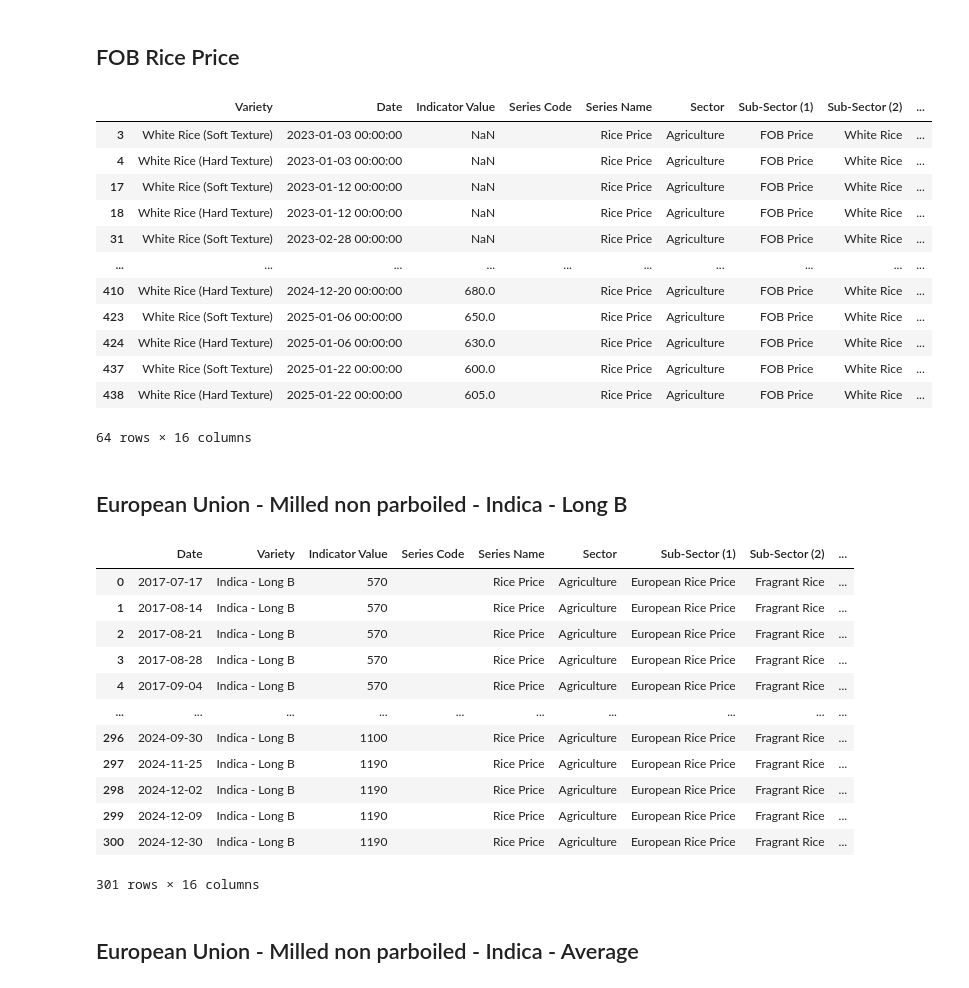
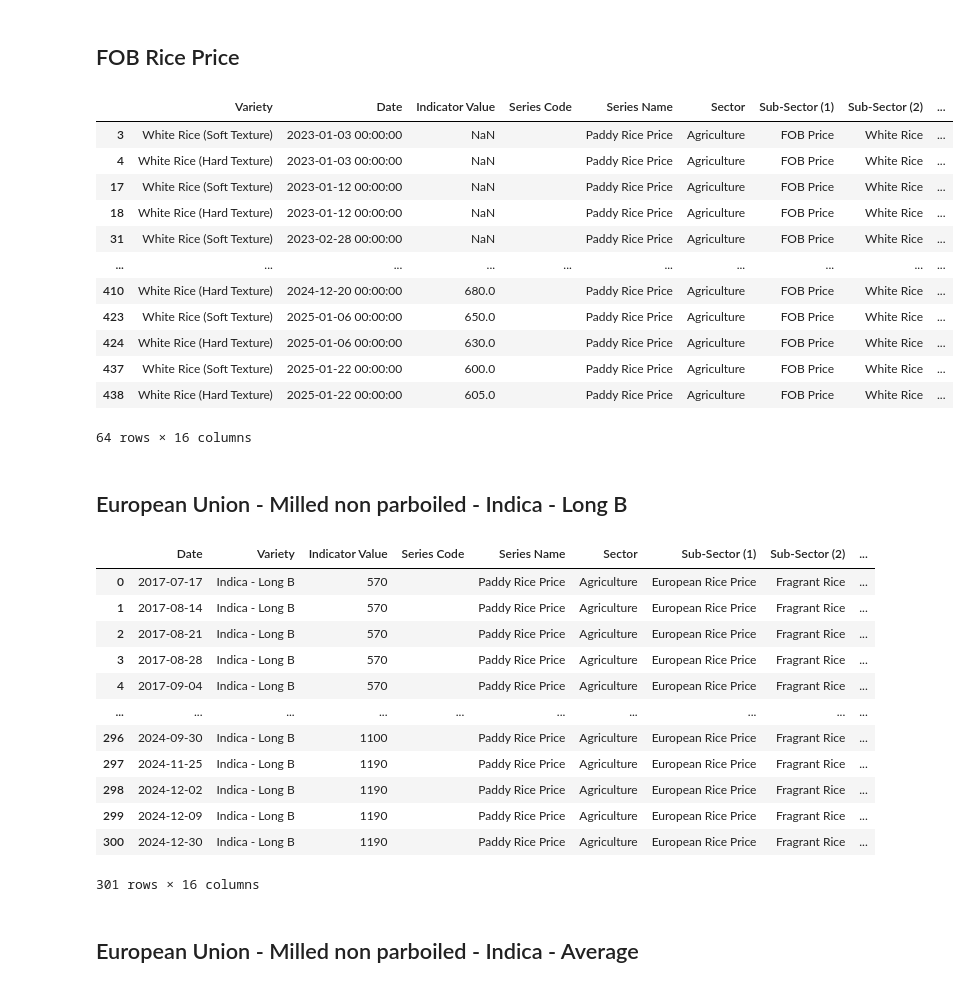
Before and after one commit to whatanakKean/cdri-data-hub-web-view, a Jupyter notebook: src/etl/experiments.ipynb, the cells around one changed output. Cells and saved outputs as stored; diff of their text form; code cells hidden in the pictures.

```diff
--- a/src/etl/experiments.ipynb
+++ b/src/etl/experiments.ipynb
@@ -139,50 +139,50 @@ fob_rice_price = fob_rice_price.rename(columns={"VARIETIES": "Variety"})
 
 # Add Columns
 fob_rice_price["Series Code"] = ""
-fob_rice_price["Series Name"] = "Rice Price"
+fob_rice_price["Series Name"] = "Paddy Rice Price"
 fob_rice_price["Sector"] = "Agriculture"
 fob_rice_price["Sub-Sector (1)"] = "FOB Price"
 fob_rice_price["Sub-Sector (2)"] = fob_rice_price["Variety"].apply(
     lambda x: "Fragrant Rice" if x in [
         "Fragrant Rice (SKO)",
         "Fragrant Rice (SRO)", "Organic Premium Jasmine Rice", "Brown Rice (Jamine Rice)",
         # "Jamine A1 Super", "Jamine A1 Extra"
     ]
     else ("White Rice" if x in [
         "Malys Angkor (Pka Romdoul)", "White Rice (Soft Texture)",
         "White Rice (Hard Texture)", "Premium White Rice", "Parboiled Rice",
         "Organic White Rice", "Organic Parboiled Rice", "Brown Rice (White Rice)"
     ]
     else "")
 )
 fob_rice_price["Source"] = "Cambodia Rice Federation"
 fob_rice_price["Latitude"] = ""
 fob_rice_price["Longtitude"] = ""
 fob_rice_price["Indicator"] = "Price"
 fob_rice_price["Indicator Unit"] = "TON/$USD (STANDARD 5% BROKEN)"
 
 fob_rice_price["Province"] = ""
 fob_rice_price["Markets"] = ""
 fob_rice_price["Pro code"] = ""
 
 #Temp Line
 fob_rice_price = fob_rice_price[fob_rice_price["Variety"].isin(["White Rice (Soft Texture)", "White Rice (Hard Texture)"])]
 
 
 fob_rice_price
 # %% [output]
 |  | Variety | Date | Indicator Value | Series Code | Series Name | Sector | Sub-Sector (1) | Sub-Sector (2) | ... |
-| 3 | White Rice (Soft Texture) | 2023-01-03 00:00:00 | NaN |  | Rice Price | Agriculture | FOB Price | White Rice | ... |
-| 4 | White Rice (Hard Texture) | 2023-01-03 00:00:00 | NaN |  | Rice Price | Agriculture | FOB Price | White Rice | ... |
-| 17 | White Rice (Soft Texture) | 2023-01-12 00:00:00 | NaN |  | Rice Price | Agriculture | FOB Price | White Rice | ... |
-| 18 | White Rice (Hard Texture) | 2023-01-12 00:00:00 | NaN |  | Rice Price | Agriculture | FOB Price | White Rice | ... |
-| 31 | White Rice (Soft Texture) | 2023-02-28 00:00:00 | NaN |  | Rice Price | Agriculture | FOB Price | White Rice | ... |
+| 3 | White Rice (Soft Texture) | 2023-01-03 00:00:00 | NaN |  | Paddy Rice Price | Agriculture | FOB Price | White Rice | ... |
+| 4 | White Rice (Hard Texture) | 2023-01-03 00:00:00 | NaN |  | Paddy Rice Price | Agriculture | FOB Price | White Rice | ... |
+| 17 | White Rice (Soft Texture) | 2023-01-12 00:00:00 | NaN |  | Paddy Rice Price | Agriculture | FOB Price | White Rice | ... |
+| 18 | White Rice (Hard Texture) | 2023-01-12 00:00:00 | NaN |  | Paddy Rice Price | Agriculture | FOB Price | White Rice | ... |
+| 31 | White Rice (Soft Texture) | 2023-02-28 00:00:00 | NaN |  | Paddy Rice Price | Agriculture | FOB Price | White Rice | ... |
 | ... | ... | ... | ... | ... | ... | ... | ... | ... | ... |
-| 410 | White Rice (Hard Texture) | 2024-12-20 00:00:00 | 680.0 |  | Rice Price | Agriculture | FOB Price | White Rice | ... |
-| 423 | White Rice (Soft Texture) | 2025-01-06 00:00:00 | 650.0 |  | Rice Price | Agriculture | FOB Price | White Rice | ... |
-| 424 | White Rice (Hard Texture) | 2025-01-06 00:00:00 | 630.0 |  | Rice Price | Agriculture | FOB Price | White Rice | ... |
-| 437 | White Rice (Soft Texture) | 2025-01-22 00:00:00 | 600.0 |  | Rice Price | Agriculture | FOB Price | White Rice | ... |
-| 438 | White Rice (Hard Texture) | 2025-01-22 00:00:00 | 605.0 |  | Rice Price | Agriculture | FOB Price | White Rice | ... |
+| 410 | White Rice (Hard Texture) | 2024-12-20 00:00:00 | 680.0 |  | Paddy Rice Price | Agriculture | FOB Price | White Rice | ... |
+| 423 | White Rice (Soft Texture) | 2025-01-06 00:00:00 | 650.0 |  | Paddy Rice Price | Agriculture | FOB Price | White Rice | ... |
+| 424 | White Rice (Hard Texture) | 2025-01-06 00:00:00 | 630.0 |  | Paddy Rice Price | Agriculture | FOB Price | White Rice | ... |
+| 437 | White Rice (Soft Texture) | 2025-01-22 00:00:00 | 600.0 |  | Paddy Rice Price | Agriculture | FOB Price | White Rice | ... |
+| 438 | White Rice (Hard Texture) | 2025-01-22 00:00:00 | 605.0 |  | Paddy Rice Price | Agriculture | FOB Price | White Rice | ... |
 64 rows × 16 columns
 # %% [markdown]
 ## European Union - Milled non parboiled - Indica - Long B
@@ -201,7 +201,7 @@ european_indica_long_b['Indicator Value'] = pd.to_numeric(european_indica_long_b
 
 # Add Columns
 european_indica_long_b["Series Code"] = ""
-european_indica_long_b["Series Name"] = "Rice Price"
+european_indica_long_b["Series Name"] = "Paddy Rice Price"
 european_indica_long_b["Sector"] = "Agriculture"
 european_indica_long_b["Sub-Sector (1)"] = "European Rice Price"
 european_indica_long_b["Sub-Sector (2)"] = "Fragrant Rice"
@@ -224,17 +224,17 @@ european_indica_long_b["Variety"] = european_indica_long_b["Variety"].replace(
 european_indica_long_b
 # %% [output]
 |  | Date | Variety | Indicator Value | Series Code | Series Name | Sector | Sub-Sector (1) | Sub-Sector (2) | ... |
-| 0 | 2017-07-17 | Indica - Long B | 570 |  | Rice Price | Agriculture | European Rice Price | Fragrant Rice | ... |
-| 1 | 2017-08-14 | Indica - Long B | 570 |  | Rice Price | Agriculture | European Rice Price | Fragrant Rice | ... |
-| 2 | 2017-08-21 | Indica - Long B | 570 |  | Rice Price | Agriculture | European Rice Price | Fragrant Rice | ... |
-| 3 | 2017-08-28 | Indica - Long B | 570 |  | Rice Price | Agriculture | European Rice Price | Fragrant Rice | ... |
-| 4 | 2017-09-04 | Indica - Long B | 570 |  | Rice Price | Agriculture | European Rice Price | Fragrant Rice | ... |
+| 0 | 2017-07-17 | Indica - Long B | 570 |  | Paddy Rice Price | Agriculture | European Rice Price | Fragrant Rice | ... |
+| 1 | 2017-08-14 | Indica - Long B | 570 |  | Paddy Rice Price | Agriculture | European Rice Price | Fragrant Rice | ... |
+| 2 | 2017-08-21 | Indica - Long B | 570 |  | Paddy Rice Price | Agriculture | European Rice Price | Fragrant Rice | ... |
+| 3 | 2017-08-28 | Indica - Long B | 570 |  | Paddy Rice Price | Agriculture | European Rice Price | Fragrant Rice | ... |
+| 4 | 2017-09-04 | Indica - Long B | 570 |  | Paddy Rice Price | Agriculture | European Rice Price | Fragrant Rice | ... |
 | ... | ... | ... | ... | ... | ... | ... | ... | ... | ... |
-| 296 | 2024-09-30 | Indica - Long B | 1100 |  | Rice Price | Agriculture | European Rice Price | Fragrant Rice | ... |
-| 297 | 2024-11-25 | Indica - Long B | 1190 |  | Rice Price | Agriculture | European Rice Price | Fragrant Rice | ... |
-| 298 | 2024-12-02 | Indica - Long B | 1190 |  | Rice Price | Agriculture | European Rice Price | Fragrant Rice | ... |
-| 299 | 2024-12-09 | Indica - Long B | 1190 |  | Rice Price | Agriculture | European Rice Price | Fragrant Rice | ... |
-| 300 | 2024-12-30 | Indica - Long B | 1190 |  | Rice Price | Agriculture | European Rice Price | Fragrant Rice | ... |
+| 296 | 2024-09-30 | Indica - Long B | 1100 |  | Paddy Rice Price | Agriculture | European Rice Price | Fragrant Rice | ... |
+| 297 | 2024-11-25 | Indica - Long B | 1190 |  | Paddy Rice Price | Agriculture | European Rice Price | Fragrant Rice | ... |
+| 298 | 2024-12-02 | Indica - Long B | 1190 |  | Paddy Rice Price | Agriculture | European Rice Price | Fragrant Rice | ... |
+| 299 | 2024-12-09 | Indica - Long B | 1190 |  | Paddy Rice Price | Agriculture | European Rice Price | Fragrant Rice | ... |
+| 300 | 2024-12-30 | Indica - Long B | 1190 |  | Paddy Rice Price | Agriculture | European Rice Price | Fragrant Rice | ... |
 301 rows × 16 columns
 # %% [markdown]
 ## European Union - Milled non parboiled - Indica - Average
```
Also changed, not shown: parts of 4 cells of this notebook, 9 other files.
